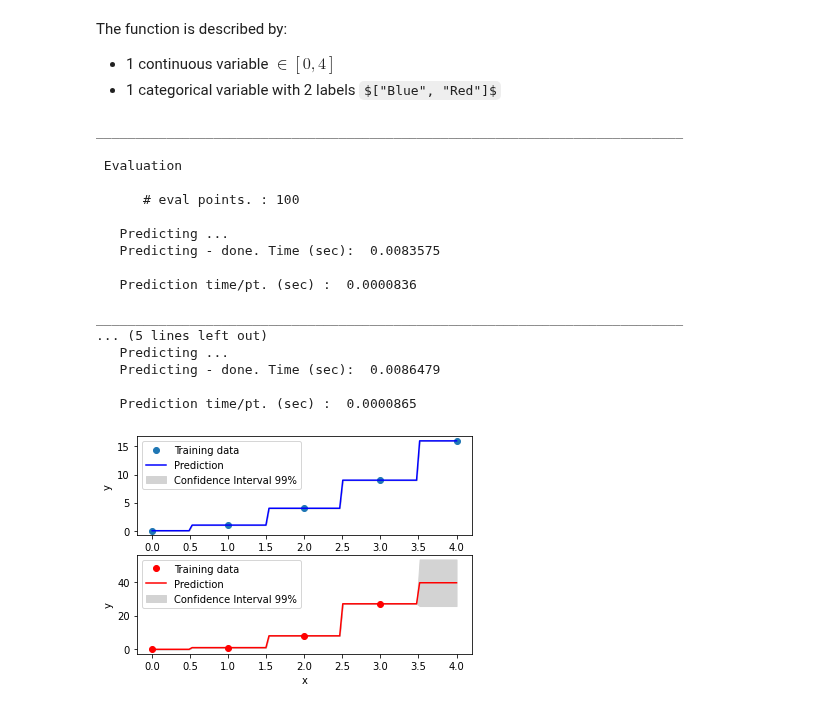
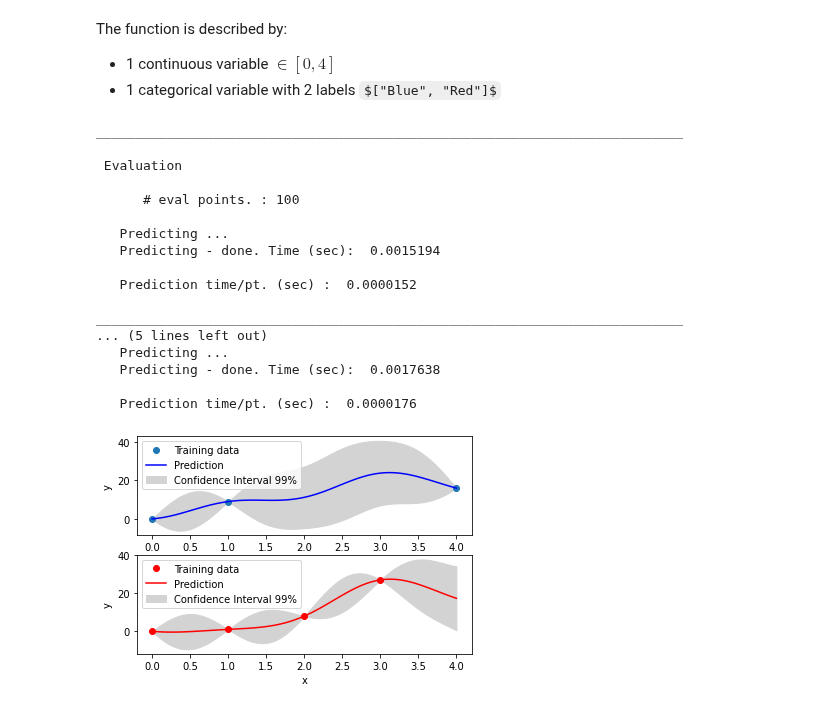
Before and after one commit to SMTorg/smt, a Jupyter notebook: tutorial/SMT_MixedInteger_application.ipynb, the cells around one changed output. Drawn from its saved outputs; the diff is of its cells as text; code cells hidden in the pictures; some formulas as TeX source.

```diff
--- a/tutorial/SMT_MixedInteger_application.ipynb
+++ b/tutorial/SMT_MixedInteger_application.ipynb
@@ -430,12 +430,10 @@ import numpy as np
 import matplotlib.pyplot as plt
 
 from smt.surrogate_models import KRG
-from smt.applications.mixed_integer import MixedIntegerSurrogateModel, ENUM,ORD,FLOAT
+from smt.applications.mixed_integer import MixedIntegerSurrogateModel, ENUM,ORD,FLOAT,GOWER, HOMO_GAUSSIAN
 
 xt1 = np.array([[0,0.0],
                [0,1.0],
-               [0,2.0],
-               [0,3.0],
                [0,4.0]])
 xt2 = np.array([[1,0.0],
                [1,1.0],
@@ -443,13 +441,13 @@ xt2 = np.array([[1,0.0],
                [1,3.0]])
 xt = np.concatenate((xt1, xt2), axis=0)
 xt[:,1] = xt[:,1].astype(np.float)
-yt1 = np.array([0.0, 1.0, 4.0, 9.0, 16.0])
+yt1 = np.array([0.0, 9.0, 16.0])
 yt2 = np.array([ 0.0, 1.0,8.0,27.0])
 yt = np.concatenate((yt1, yt2), axis=0)
 xlimits =  [["Blue","Red"],[0.0,4.0]]
-xtypes=[(ENUM, 2),ORD]
+xtypes=[(ENUM, 2),FLOAT]
 # Surrogate
-sm = MixedIntegerSurrogateModel(categorical_kernel = GOWER, xtypes=xtypes, xlimits=xlimits, surrogate=KRG(theta0=[1e-2]))
+sm = MixedIntegerSurrogateModel(categorical_kernel = HOMO_GAUSSIAN, xtypes=xtypes, xlimits=xlimits, surrogate=KRG(theta0=[1e-2]))
 sm.set_training_values(xt, yt)
 sm.train()
 
@@ -490,35 +488,35 @@ axs[0].legend(
 axs[1].plot(xt2[:,1].astype(np.float), yt2, marker='o', color='r',linestyle="None")
 axs[1].plot(x_cont, y2,color ='Red')
 axs[1].fill_between(
     np.ravel(x_cont),
     np.ravel(y2 - 3 * np.sqrt(s2_2)),
     np.ravel(y2 + 3 * np.sqrt(s2_2)),
     color="lightgrey",
 )
 axs[1].set_xlabel("x")
 axs[1].set_ylabel("y")
 axs[1].legend(
     ["Training data", "Prediction", "Confidence Interval 99%"],
     loc="upper left",
 )
 
 plt.show()
 # %% [output]
 ___________________________________________________________________________
 
  Evaluation
 
       # eval points. : 100
 
    Predicting ...
-   Predicting - done. Time (sec):  0.0083575
+   Predicting - done. Time (sec):  0.0015194
 
-   Prediction time/pt. (sec) :  0.0000836
+   Prediction time/pt. (sec) :  0.0000152
 
 ___________________________________________________________________________
 ... (5 lines left out)
    Predicting ...
-   Predicting - done. Time (sec):  0.0086479
+   Predicting - done. Time (sec):  0.0017638
 
-   Prediction time/pt. (sec) :  0.0000865
+   Prediction time/pt. (sec) :  0.0000176
-[figure, old version]
+[figure, new version]
```
Also changed, not shown: parts of 5 cells of this notebook, 1 other file.
